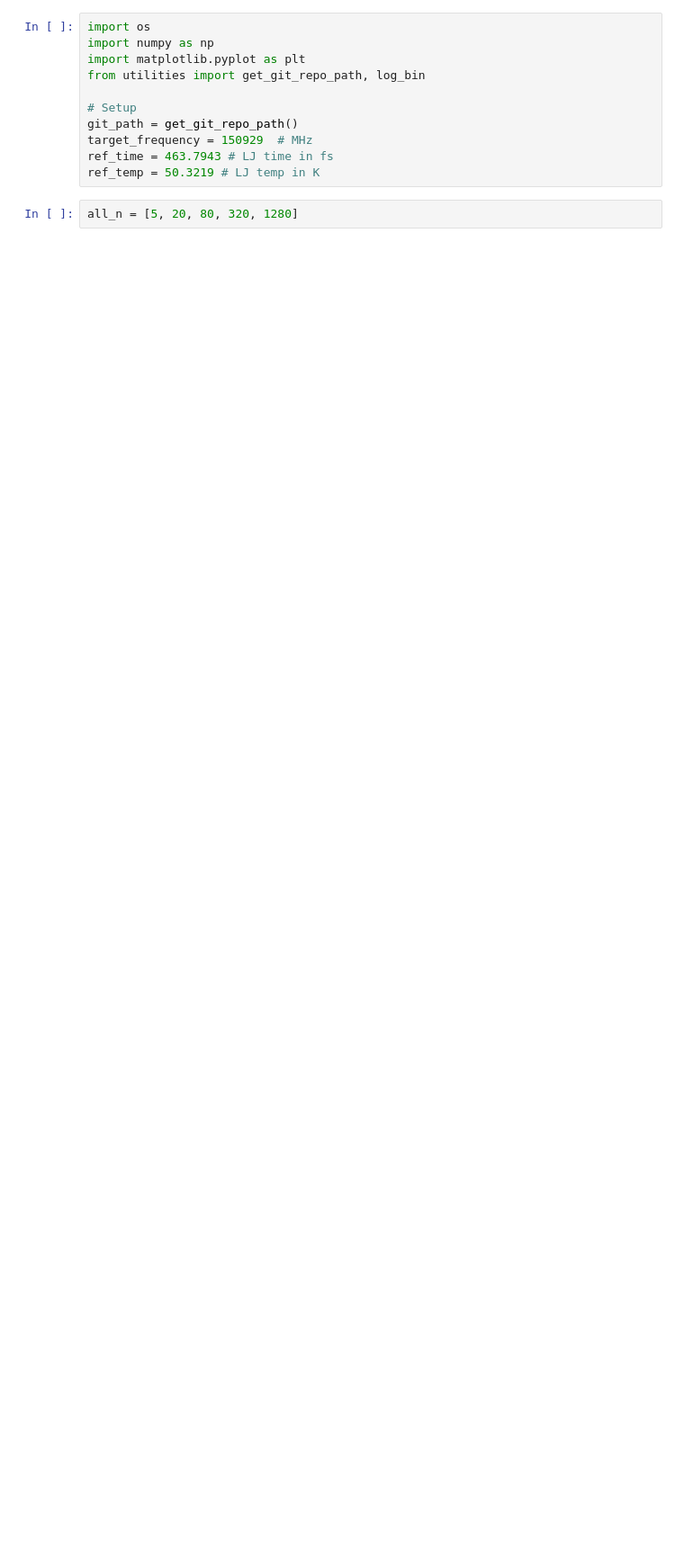
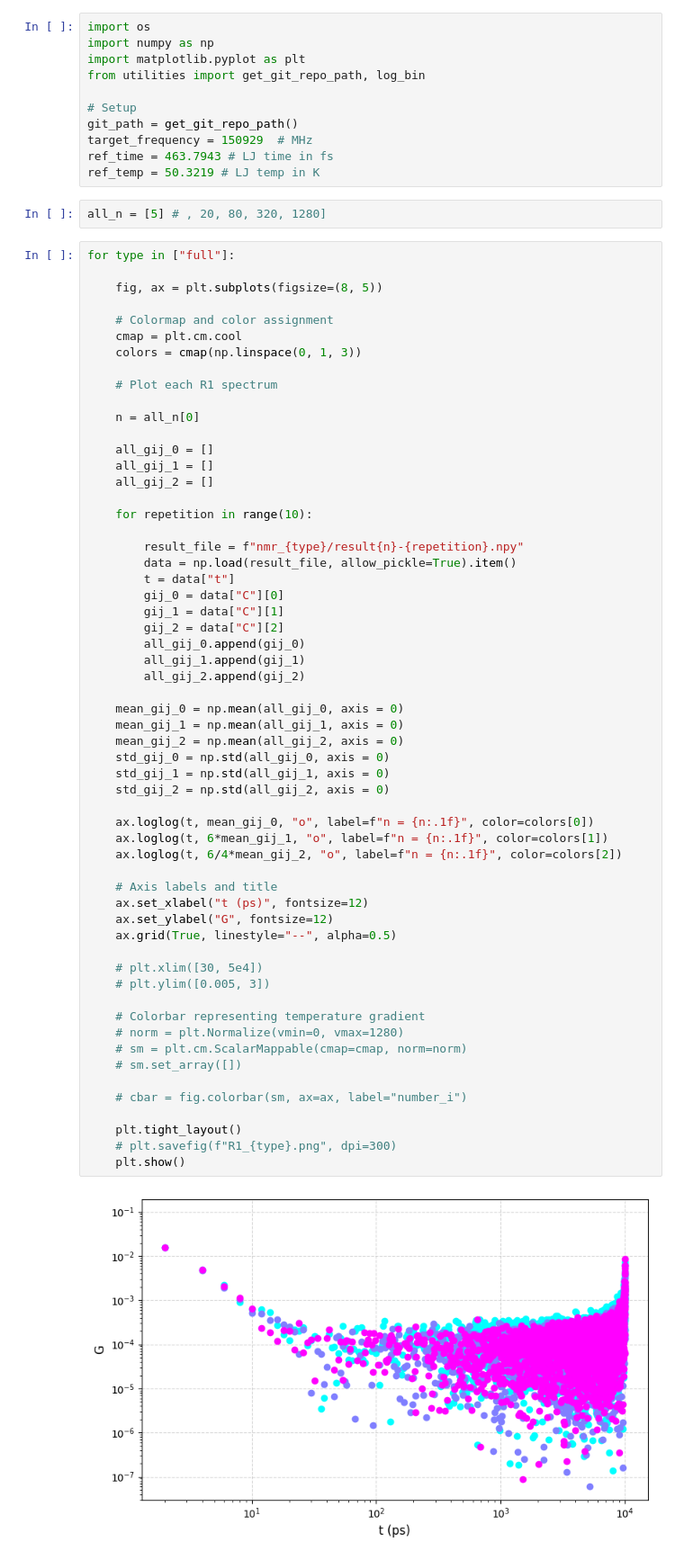
Before and after one commit to NMRDfromMD/dataset-pure-water, a Jupyter notebook: analysis/plot.ipynb, the cells around one changed output. Shown at 90% size. Saved outputs shown, nothing was run; the diff lists cells and outputs as text; blank space fills up the shorter version.

```diff
--- a/analysis/plot.ipynb
+++ b/analysis/plot.ipynb
@@ -10,5 +10,65 @@ target_frequency = 150929  # MHz
 ref_time = 463.7943 # LJ time in fs
 ref_temp = 50.3219 # LJ temp in K
 # %%
-all_n = [5, 20, 80, 320, 1280]
+all_n = [5] # , 20, 80, 320, 1280]
+# %%
+for type in ["full"]:
+
+    fig, ax = plt.subplots(figsize=(8, 5))
+
+    # Colormap and color assignment
+    cmap = plt.cm.cool
+    colors = cmap(np.linspace(0, 1, 3))
+
+    # Plot each R1 spectrum
+
+    n = all_n[0]
+
+    all_gij_0 = []
+    all_gij_1 = []
+    all_gij_2 = []
+
+    for repetition in range(10):
+
+        result_file = f"nmr_{type}/result{n}-{repetition}.npy"
+        data = np.load(result_file, allow_pickle=True).item()
+        t = data["t"]
+        gij_0 = data["C"][0]
+        gij_1 = data["C"][1]
+        gij_2 = data["C"][2]
+        all_gij_0.append(gij_0)
+        all_gij_1.append(gij_1)
+        all_gij_2.append(gij_2)
+
+    mean_gij_0 = np.mean(all_gij_0, axis = 0)
+    mean_gij_1 = np.mean(all_gij_1, axis = 0)
+    mean_gij_2 = np.mean(all_gij_2, axis = 0)
+    std_gij_0 = np.std(all_gij_0, axis = 0)
+    std_gij_1 = np.std(all_gij_1, axis = 0)
+    std_gij_2 = np.std(all_gij_2, axis = 0)
+
+    ax.loglog(t, mean_gij_0, "o", label=f"n = {n:.1f}", color=colors[0])
+    ax.loglog(t, 6*mean_gij_1, "o", label=f"n = {n:.1f}", color=colors[1])
+    ax.loglog(t, 6/4*mean_gij_2, "o", label=f"n = {n:.1f}", color=colors[2])
+
+    # Axis labels and title
+    ax.set_xlabel("t (ps)", fontsize=12)
+    ax.set_ylabel("G", fontsize=12)
+    ax.grid(True, linestyle="--", alpha=0.5)
+
+    # plt.xlim([30, 5e4])
+    # plt.ylim([0.005, 3])
+
+    # Colorbar representing temperature gradient
+    # norm = plt.Normalize(vmin=0, vmax=1280)
+    # sm = plt.cm.ScalarMappable(cmap=cmap, norm=norm)
+    # sm.set_array([])
+
+    # cbar = fig.colorbar(sm, ax=ax, label="number_i")
+
+    plt.tight_layout()
+    # plt.savefig(f"R1_{type}.png", dpi=300)
+    plt.show()
+# %% [output]
+[figure, added]
 # %%
```
Also changed, not shown: parts of 1 cell of this notebook, 35 other files.
